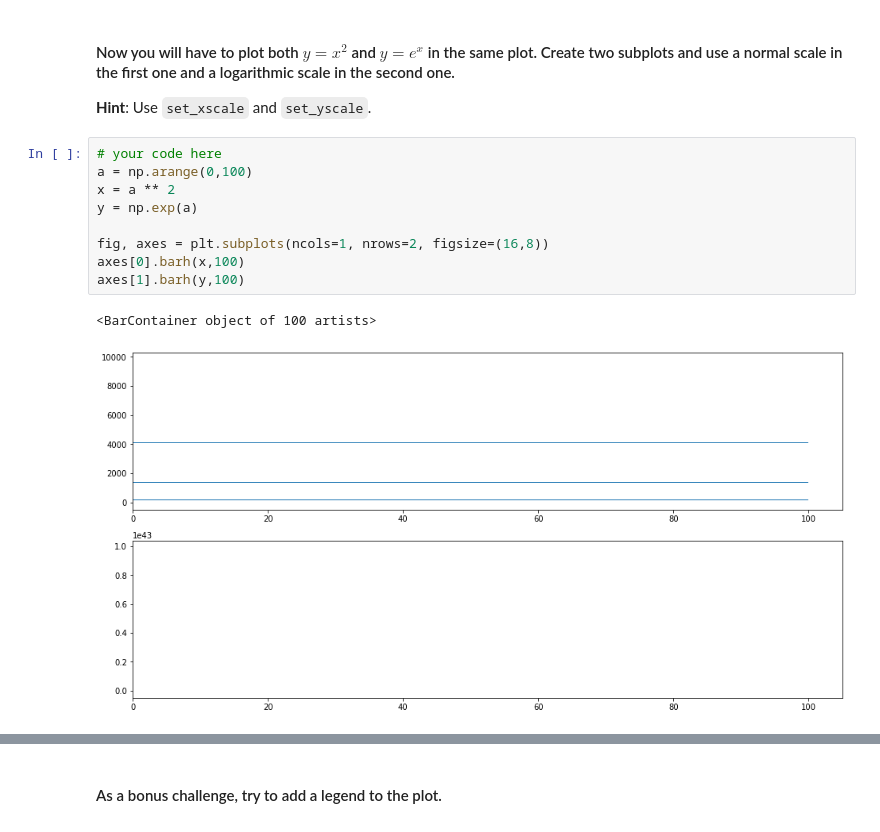
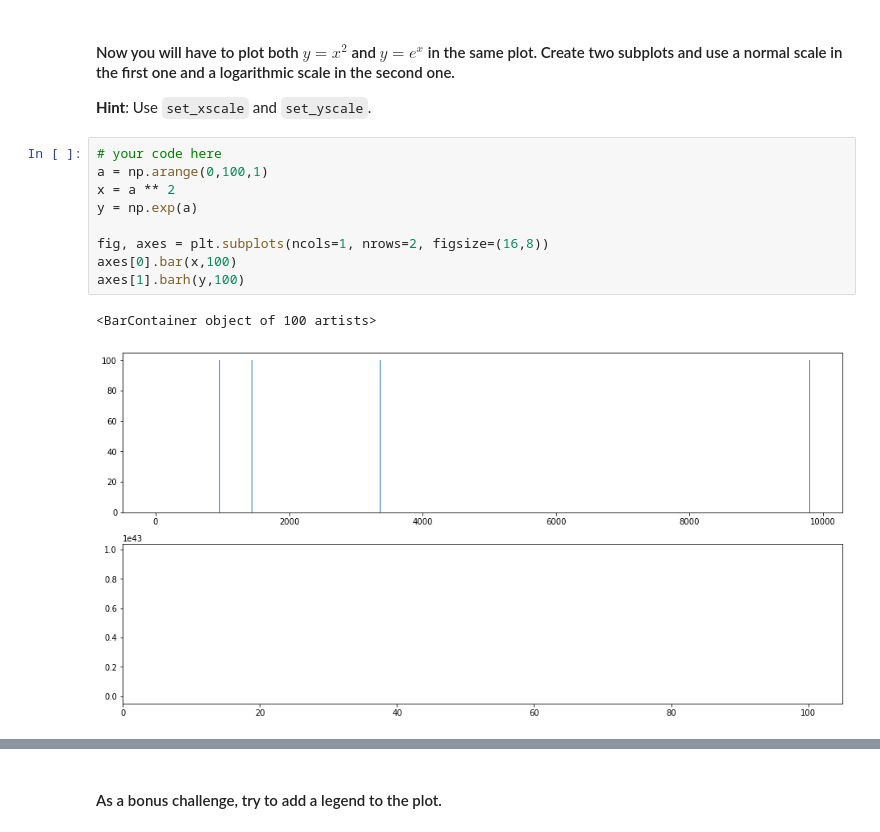
Before and after one commit to Adonis232/dataptmad0420, a Jupyter notebook: module-2/matplotlib-seaborn/your-code/main.ipynb, the cells around one changed output, grey strips where cells are left out. Cells and saved outputs as stored; diff of their text form.

```diff
--- a/module-2/matplotlib-seaborn/your-code/main.ipynb
+++ b/module-2/matplotlib-seaborn/your-code/main.ipynb
@@ -62,13 +68,13 @@ axes[1].bar(y,z)
 **Hint**: Use `set_xscale` and `set_yscale`.
 # %%
 # your code here
-a = np.arange(0,100)
+a = np.arange(0,100,1)
 x = a ** 2
 y = np.exp(a)
 
 fig, axes = plt.subplots(ncols=1, nrows=2, figsize=(16,8))
-axes[0].barh(x,100)
+axes[0].bar(x,100)
 axes[1].barh(y,100)
 # %% [output]
 <BarContainer object of 100 artists>
-[figure, old version]
+[figure, new version]
```
Also changed, not shown: parts of 2 cells of this notebook.
